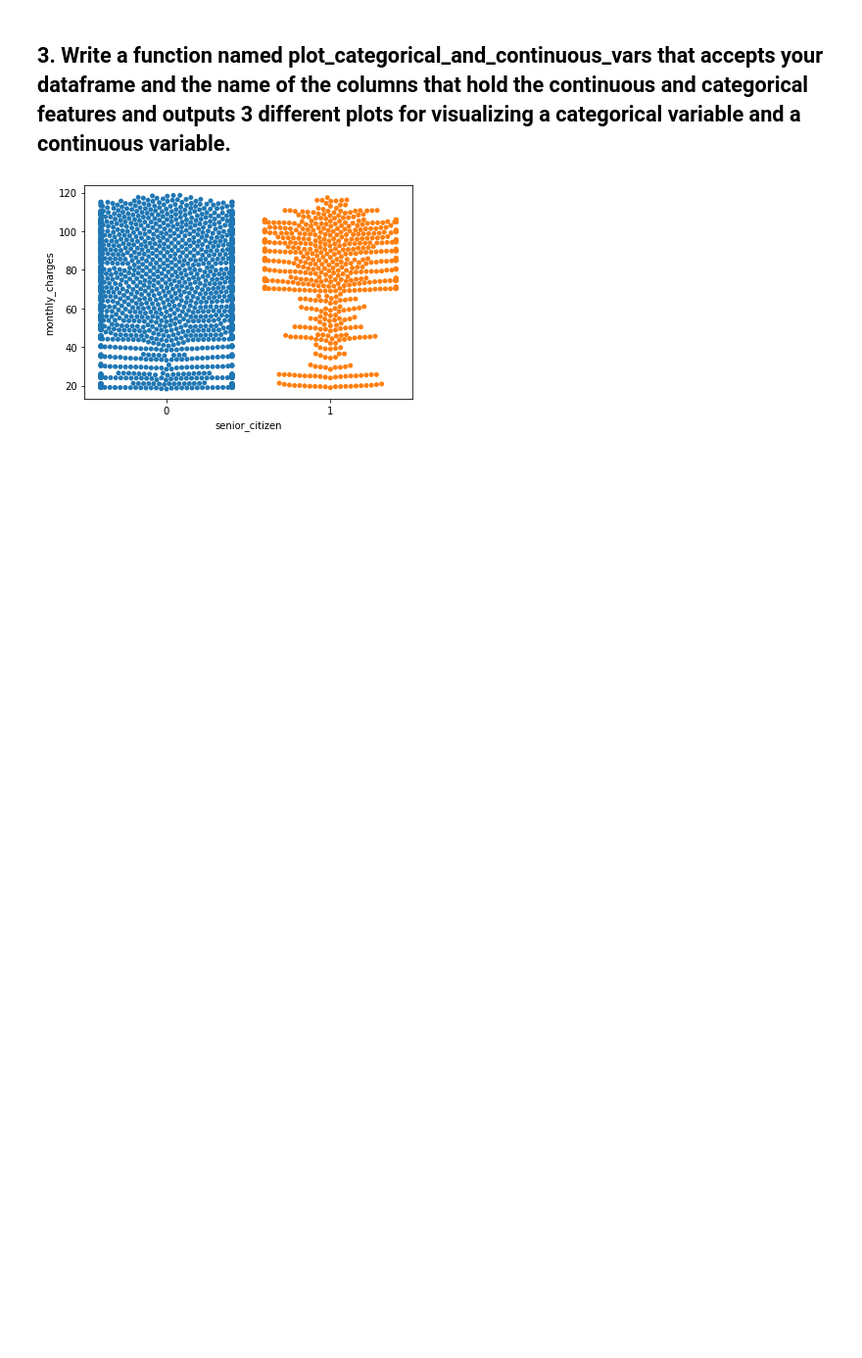
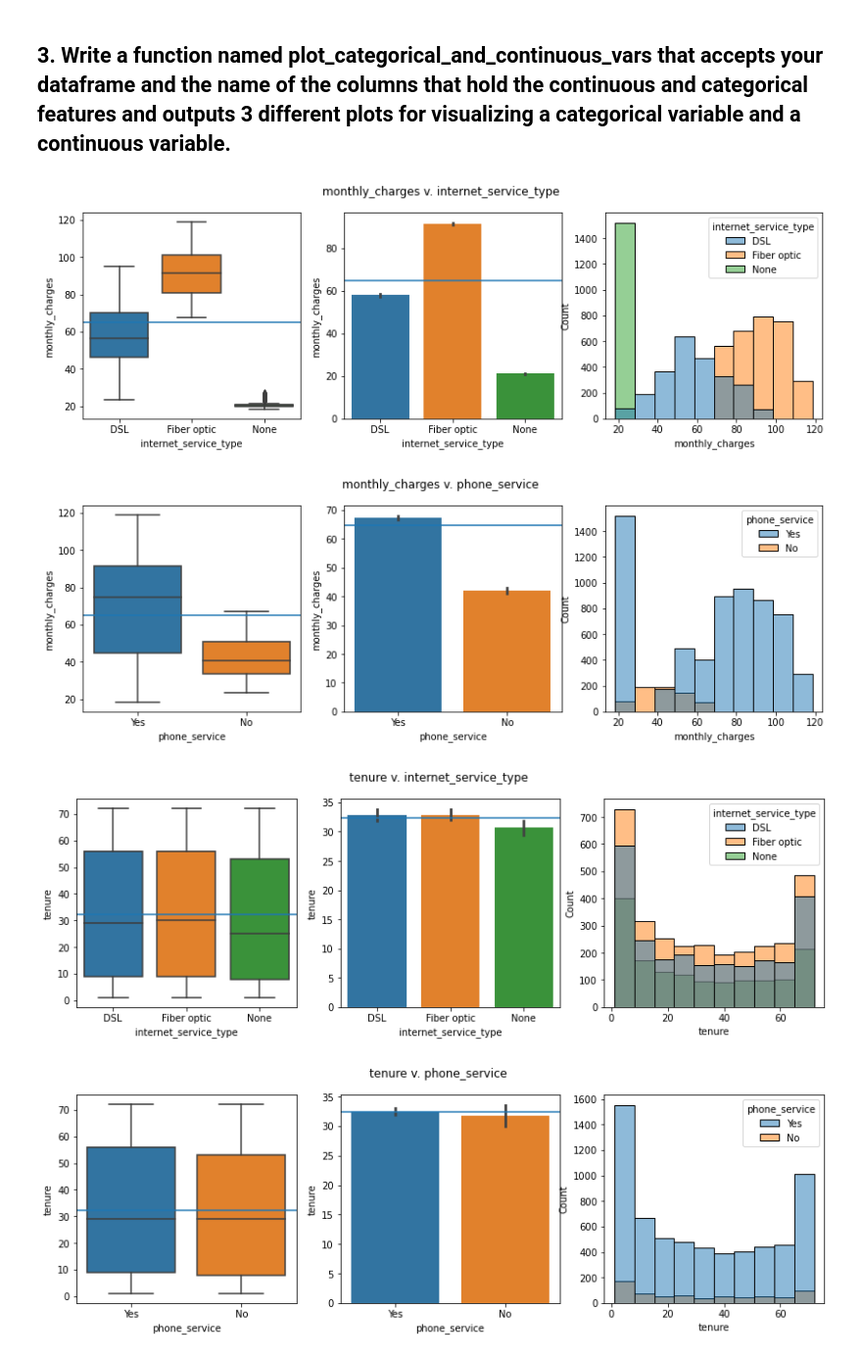
Before and after one commit to ellaxu43/regression-exercises, a Jupyter notebook: explore.ipynb, the cells around one changed output. Shown at 98% size. Drawn from its saved outputs; the diff is of its cells as text; code cells hidden in the pictures; blank space fills up the shorter version.

```diff
--- a/explore.ipynb
+++ b/explore.ipynb
@@ -82,3 +88,8 @@ plt.show()
 # %% [markdown]
 ## 2. Write a function named months_to_years that accepts your telco churn dataframe and returns a dataframe with a new feature tenure_years, in complete years as a customer.
+# %%
+def months_to_years():
+
+    train['tenure_years'] = round(train['tenure'] / 12).astype('int')
+    return train
 # %%
@@ -101,7 +105,30 @@ Name: tenure_year, Length: 3937, dtype: float64
 # %% [markdown]
 ## 3. Write a function named plot_categorical_and_continuous_vars that accepts your dataframe and the name of the columns that hold the continuous and categorical features and outputs 3 different plots for visualizing a categorical variable and a continuous variable.
-# %%
-sns.swarmplot(x='senior_citizen', y='monthly_charges', data=train)
-plt.show()
-# %% [output]
-[figure, removed]
+# %%
+def plot_cate_cont_vars(train, cat_cols, con_cols):
+
+    for con in con_cols:
+        for cat in cat_cols:
+            fig = plt.figure(figsize = (14, 4))
+            fig.suptitle(f'{con} v. {cat}')
+
+            plt.subplot(1, 3, 1)
+            sns.boxplot(data = df, x = cat, y = con)
+            plt.axhline(df[con].mean())
+
+            plt.subplot(1, 3, 2)
+            sns.barplot(data = df, x = cat, y = con)
+            plt.axhline(df[con].mean())
+
+            plt.subplot(1, 3, 3)
+            sns.histplot(data = df, x = con, bins = 10, hue = cat)
+            plt.show()
+# %%
+cat_cols = ['internet_service_type', 'phone_service']
+con_cols = ['monthly_charges', 'tenure']
+plot_cate_cont_vars(train, cat_cols, con_cols)
+# %% [output]
+[figure, added]
+[figure, added]
+[figure, added]
+[figure, added]
```
Also changed, not shown: parts of 12 cells of this notebook, 2 other files.
